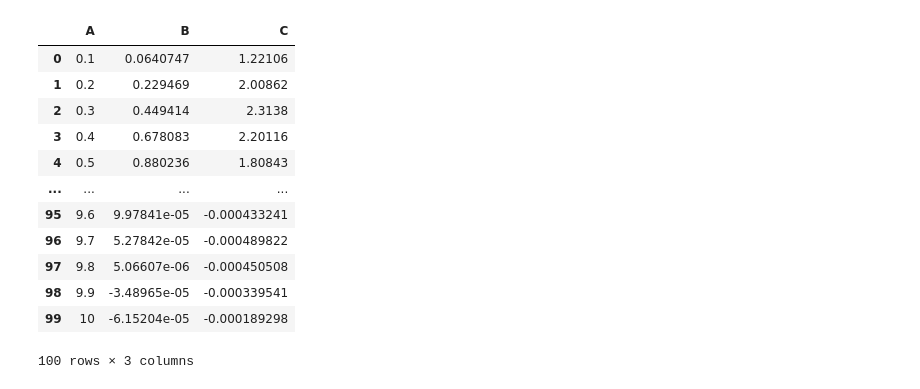
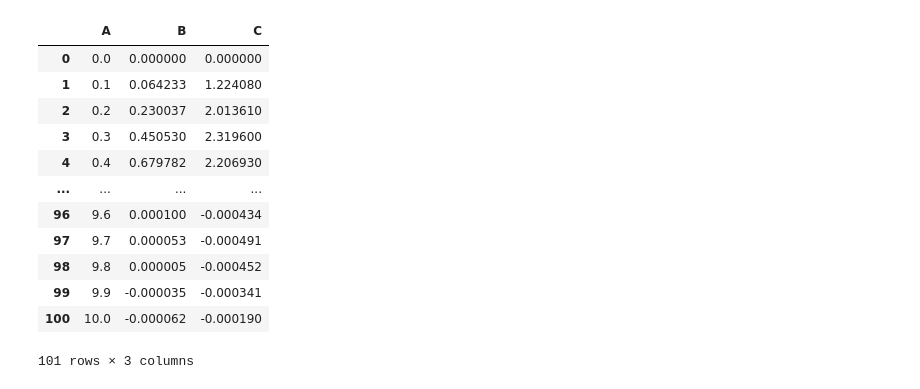
Before and after one commit to ironnext22/co_ja_robi-na_optymalizacji, a Jupyter notebook: py/rep.ipynb, the cells around one changed output. Drawn from its saved outputs; the diff is of its cells as text; code cells hidden in the pictures.

```diff
--- a/py/rep.ipynb
+++ b/py/rep.ipynb
@@ -4,20 +7,23 @@ import matplotlib.pyplot as plt
 # %%
-w = pd.read_csv("symulacja_lab0.csv", sep=";")
+w = pd.read_csv("symulacja_lab0.csv", sep=";",names=["A","B","C","D"])
 w = w.replace(",",".",regex=True)
-w.columns = ["A","B","C","D"]
 w = w.drop(columns=["D"])
+#w = w.apply(lambda x: float(pd.to_numeric(x)))
+w["A"] = pd.to_numeric(w["A"])
+w["B"] = pd.to_numeric(w["B"])
+w["C"] = pd.to_numeric(w["C"])
 w
 # %% [output]
 |  | A | B | C |
-| 0 | 0.1 | 0.0640747 | 1.22106 |
-| 1 | 0.2 | 0.229469 | 2.00862 |
-| 2 | 0.3 | 0.449414 | 2.3138 |
-| 3 | 0.4 | 0.678083 | 2.20116 |
-| 4 | 0.5 | 0.880236 | 1.80843 |
+| 0 | 0.0 | 0.000000 | 0.000000 |
+| 1 | 0.1 | 0.064233 | 1.224080 |
+| 2 | 0.2 | 0.230037 | 2.013610 |
+| 3 | 0.3 | 0.450530 | 2.319600 |
+| 4 | 0.4 | 0.679782 | 2.206930 |
 | ... | ... | ... | ... |
-| 95 | 9.6 | 9.97841e-05 | -0.000433241 |
-| 96 | 9.7 | 5.27842e-05 | -0.000489822 |
-| 97 | 9.8 | 5.06607e-06 | -0.000450508 |
-| 98 | 9.9 | -3.48965e-05 | -0.000339541 |
-| 99 | 10 | -6.15204e-05 | -0.000189298 |
+| 96 | 9.6 | 0.000100 | -0.000434 |
+| 97 | 9.7 | 0.000053 | -0.000491 |
+| 98 | 9.8 | 0.000005 | -0.000452 |
+| 99 | 9.9 | -0.000035 | -0.000341 |
+| 100 | 10.0 | -0.000062 | -0.000190 |
-100 rows × 3 columns
+101 rows × 3 columns
```
Also changed, not shown: parts of 4 cells of this notebook, 2 other files.
